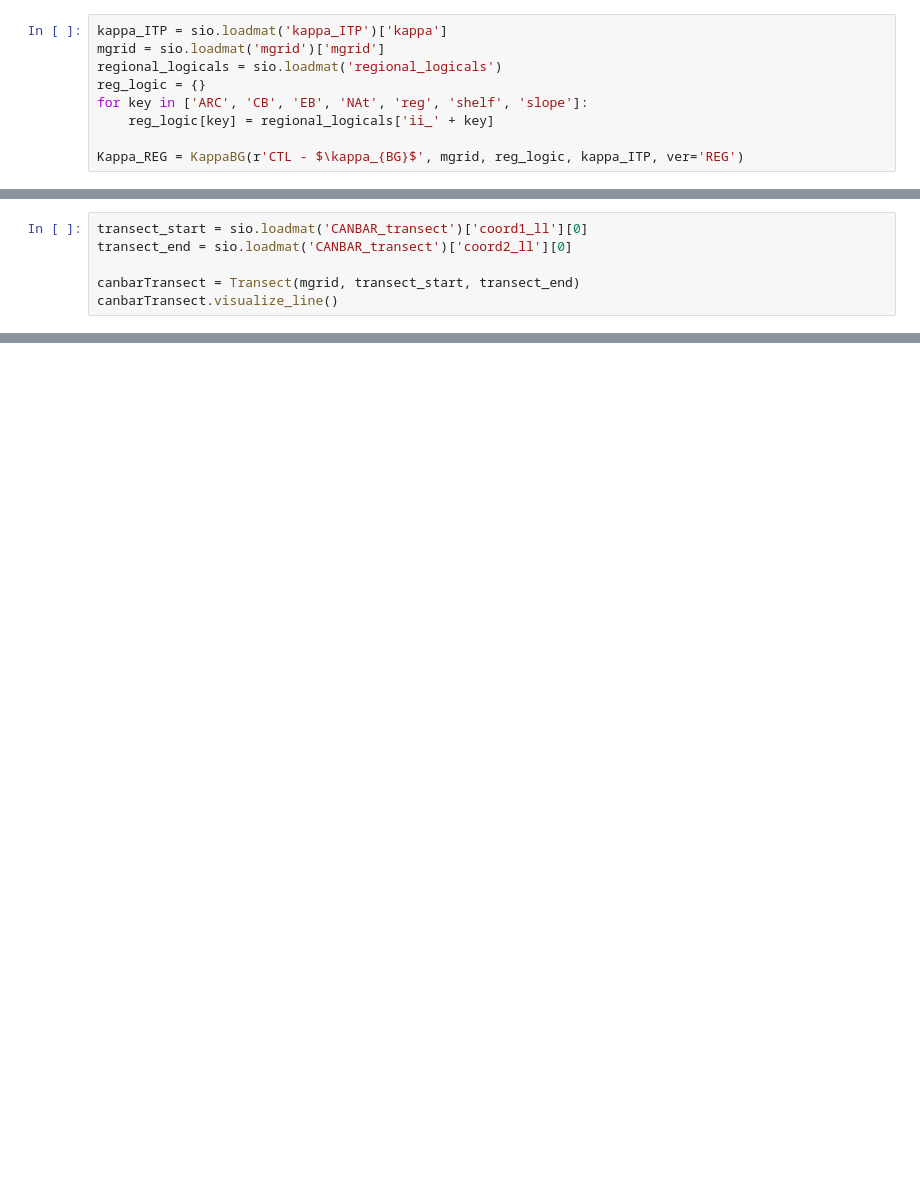
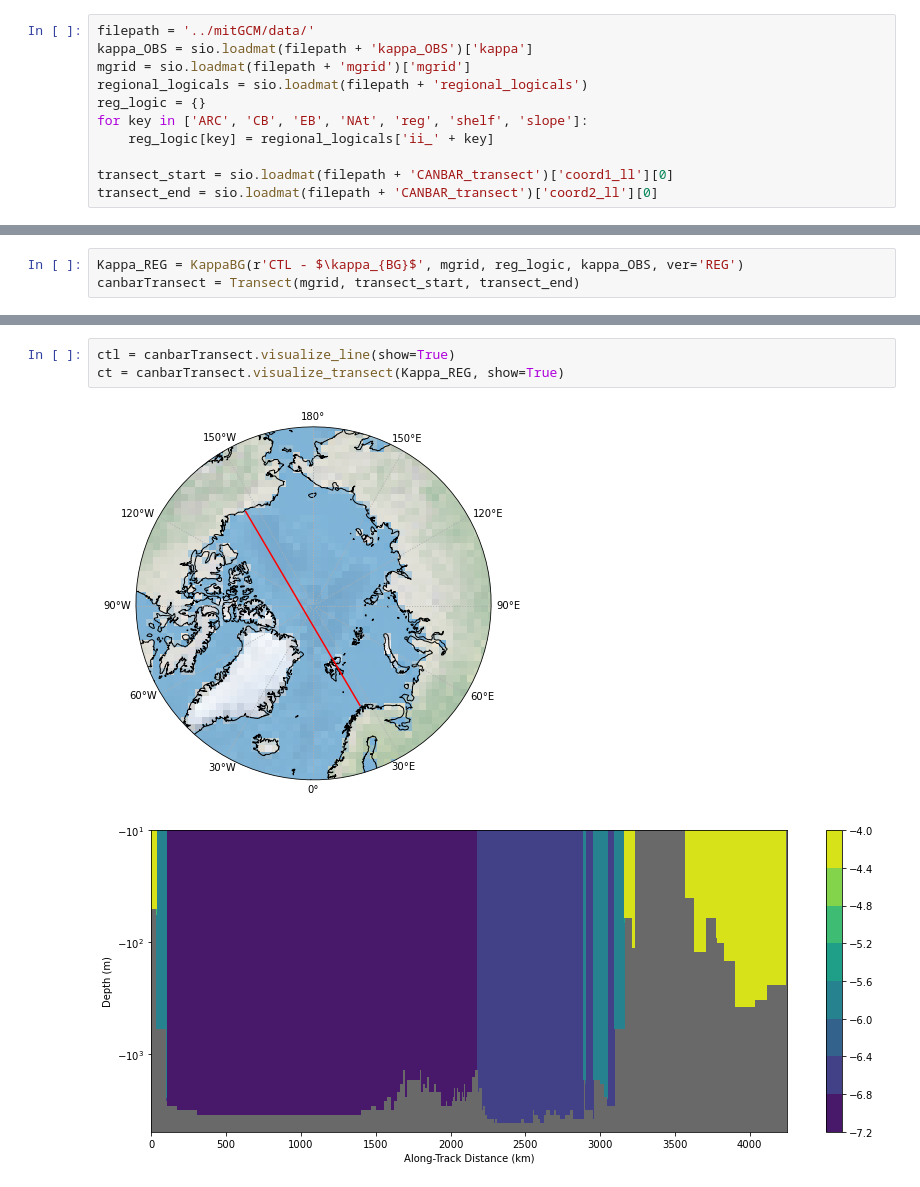
Before and after one commit to joshlerner/arcticMix, a Jupyter notebook: scripts/Visualizations.ipynb, the cells around one changed output, grey strips where cells are left out. Drawn from its saved outputs; the diff is of its cells as text; blank space fills up the shorter version.

```diff
--- a/mitGCM/kappa_BG/TestSuite.ipynb
+++ b/scripts/Visualizations.ipynb
@@ -322,9 +5,11 @@ class KappaBG(Field):
 # %%
-kappa_ITP = sio.loadmat('kappa_ITP')['kappa']
-mgrid = sio.loadmat('mgrid')['mgrid']
-regional_logicals = sio.loadmat('regional_logicals')
+filepath = '../mitGCM/data/'
+kappa_OBS = sio.loadmat(filepath + 'kappa_OBS')['kappa']
+mgrid = sio.loadmat(filepath + 'mgrid')['mgrid']
+regional_logicals = sio.loadmat(filepath + 'regional_logicals')
 reg_logic = {}
 for key in ['ARC', 'CB', 'EB', 'NAt', 'reg', 'shelf', 'slope']:
     reg_logic[key] = regional_logicals['ii_' + key]
 
-Kappa_REG = KappaBG(r'CTL - $\kappa_{BG}$', mgrid, reg_logic, kappa_ITP, ver='REG')
+transect_start = sio.loadmat(filepath + 'CANBAR_transect')['coord1_ll'][0]
+transect_end = sio.loadmat(filepath + 'CANBAR_transect')['coord2_ll'][0]
@@ -343,6 +15,0 @@ maps = visualize_maps(Kappa_REG, show=True)
-# %%
-transect_start = sio.loadmat('CANBAR_transect')['coord1_ll'][0]
-transect_end = sio.loadmat('CANBAR_transect')['coord2_ll'][0]
-
-canbarTransect = Transect(mgrid, transect_start, transect_end)
-canbarTransect.visualize_line()
@@ -354,0 +20,3 @@ ct = canbarTransect.visualize_transect(Kappa_REG)
+# %%
+Kappa_REG = KappaBG(r'CTL - $\kappa_{BG}$', mgrid, reg_logic, kappa_OBS, ver='REG')
+canbarTransect = Transect(mgrid, transect_start, transect_end)
@@ -354,0 +35,6 @@ ct = canbarTransect.visualize_transect(Kappa_REG)
+# %%
+ctl = canbarTransect.visualize_line(show=True)
+ct = canbarTransect.visualize_transect(Kappa_REG, show=True)
+# %% [output]
+[figure, added]
+[figure, added]
```
Also changed, not shown: parts of 16 cells of this notebook, 7 other files.
